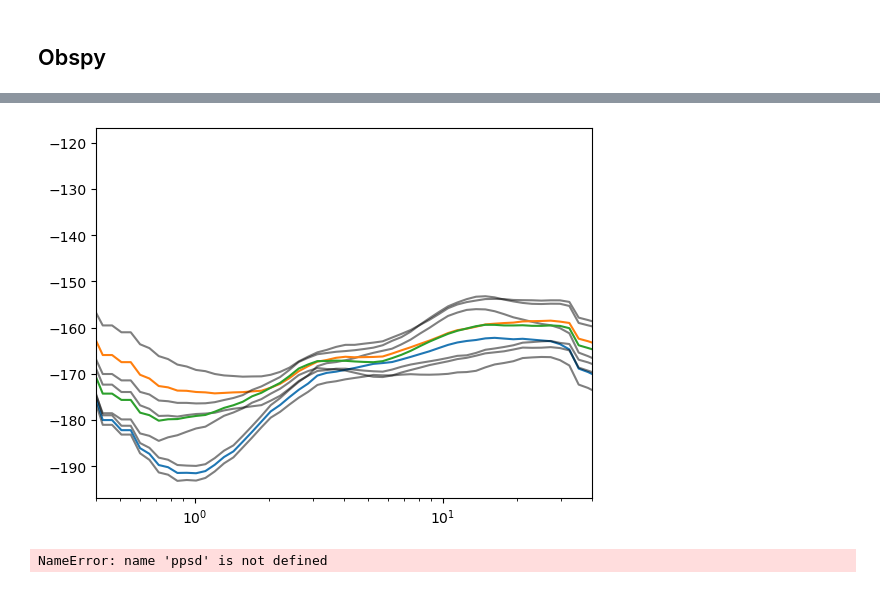
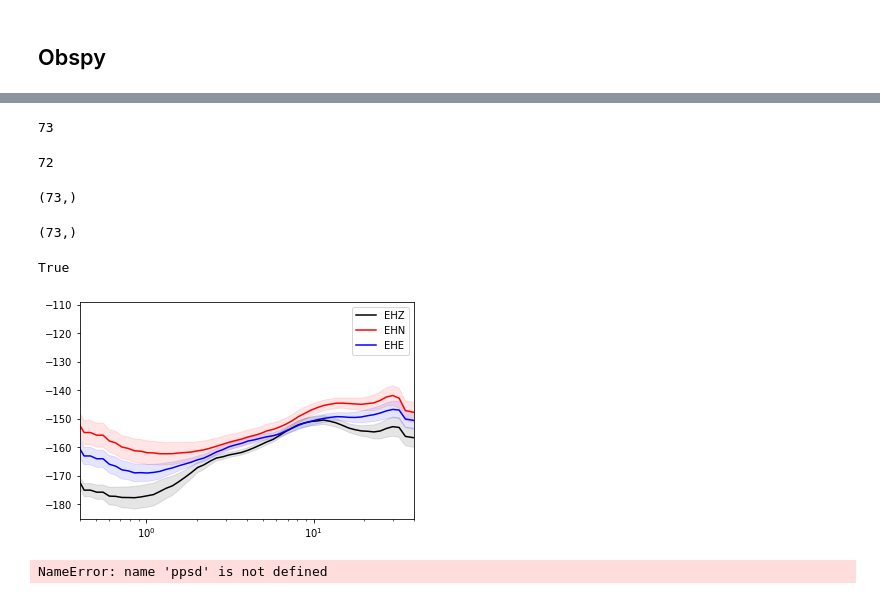
Before and after one commit to RJbalikian/SPRIT-HVSR, a Jupyter notebook: workingNotebook.ipynb, the cells around one changed output, grey strips where cells are left out. Saved outputs shown, nothing was run; the diff lists cells and outputs as text; code cells hidden in the pictures.

```diff
--- a/workingNotebook.ipynb
+++ b/workingNotebook.ipynb
@@ -6,21 +6,15 @@ import math
 
 import obspy
 from obspy.signal import PPSD
+
+#%matplotlib #Run this line if you want interactive plots
 import matplotlib.pyplot as plt
 import numpy as np
 
-import hvsr.hvsrtools.hvsrCalcs as hvsrCalcs
-import hvsr.hvsrtools.fileLib as fileLib
-import hvsr.hvsrtools.msgLib as msgLib
-import hvsr.hvsrtools.ioput as ioput
-import hvsr.hvsrtools.setParams as setParams
-import hvsr.hvsrtools.powspecdens as powspecdens
-import hvsr.hvsrtools.readhvsr as readhvsr
-import hvsr.hvsrtools.utilities as utilities
 import hvsr.hvsr as hvsr
 
-dPath = r"C:\Users\riley\OneDrive - University of Illinois - Urbana\Data_OneDrive\Seismic\HVSR\Data\RAC84\\"[:-1]
-mPath = r'C:\Users\riley\LocalData\Github\hvsrpy\resources\raspshake_metadata.inv'
+dPath = r"C:\Users\balikian\OneDrive - University of Illinois - Urbana\Data_OneDrive\Seismic\HVSR\Data\RAC84\\"[:-1]
+mPath = r'C:\Users\balikian\LocalData\CodesScripts\Github\HoVerSpectRa\resources\raspshake_metadata.inv'
 
 dirPath = pathlib.Path(dPath)
 metaPath = pathlib.Path(mPath)
@@ -29,9 +23,9 @@ params = hvsr.input_param(network='AM',
                             station='RAC84',
                             loc='00',
                             channels=['EHZ', 'EHN', 'EHE'],
-                            date='2023-02-06',
+                            date='2023-02-13',
                             starttime = '14:40:00.00',
-                            endtime = '15:10:00.00',
+                            endtime = '15:00:00.00',
                             tzone = -6,#or 'local', #or 'UTC'
                             dst=False,
                             lon = -88.2290526,
@@ -64,2 +58,2 @@ Day of Year: 37
 # %%
-stream = hvsr.trimdata(inStream, start=params['starttime'], end=params['endtime'], exportdir=r'C:\Users\riley\LocalData\Temp', sitename='TEST01')
+stream = hvsr.trimdata(inStream, start=params['starttime'], end=params['endtime'], export='mseed', exportdir=r'C:\Users\balikian\LocalData\Temp', sitename='TEST01')
@@ -80,0 +127,27 @@ plt.xlim([0.4, 40])
+# %%
+sigmaC = np.sum(npRaw**2, axis=1)
+n = npRaw.shape[1]
+Xc = np.mean(npRaw)**2
+nc = npRaw.size
+for i, n_ in sigmaC:
+    sigmaC[i]
+# %% [output]
+73
+# %%
+len(hvsr_calc['hvsr_curve'])
+# %% [output]
+72
+# %%
+ppsds['EHZ'].psd_values[0].shape
+# %% [output]
+(73,)
+# %%
+ppsds['EHZ'].period_bin_centers.shape
+# %% [output]
+(73,)
+# %%
+kind='HVSR+-S'
+if "HVSR" in kind:
+    print(True)
+# %% [output]
+True
@@ -81,37 +156,45 @@ plt.xlim([0.4, 40])
 # %%
 hvsr.__check_xvalues(ppsds)
 
 for k in ppsds:
 
     x_freqs = np.divide(np.ones_like(ppsds[k].period_bin_centers), ppsds[k].period_bin_centers)
     x_periods = np.array(ppsds[k].period_bin_centers)
 
     y = np.mean(np.array(ppsds[k].psd_values), axis=0)
 
 x_freqs = {}
 x_periods = {}
 
 y = {}
 stDev = {}
 stDevVals = {}
 for k in ppsds:
 
     x_freqs[k] = np.divide(np.ones_like(ppsds[k].period_bin_centers), ppsds[k].period_bin_centers)
     x_periods[k] = np.array(ppsds[k].period_bin_centers)
 
     y[k] = np.mean(np.array(ppsds[k].psd_values), axis=0)
 
     stDev[k] = np.std(np.array(ppsds[k].psd_values), axis=0)
     stDevVals[k] = np.array(y[k] - stDev[k])
     stDevVals[k]=np.stack([stDevVals[k], (y[k] + stDev[k])])
+    if k == 'EHZ':
+        pltColor = 'k'
+    elif k =='EHE':
+        pltColor = 'b'
+    elif k == 'EHN':
+        pltColor = 'r'
 
-    plt.plot(x_freqs[k], y[k])
-    plt.plot(x_freqs[k], stDevVals[k][0], color='k', alpha=0.5)
-    plt.plot(x_freqs[k], stDevVals[k][1], color='k', alpha=0.5)
+    plt.plot(x_freqs[k], y[k], c=pltColor, label=k)
+    plt.fill_between(x_freqs[k], stDevVals[k][0], stDevVals[k][1], color=pltColor, alpha=0.1)
+    #plt.plot(x_freqs[k], stDevVals[k][0], color='k', alpha=0.5)
+    #plt.plot(x_freqs[k], stDevVals[k][1], color='k', alpha=0.5)
+    plt.legend()
     plt.semilogx()
     plt.xlim([0.4,40])
 # %% [output]
-[figure, old version]
+[figure, new version]
 # %%
 y = np.mean(np.array(ppsd.psd_values), axis=0)
 x = np.array(ppsd.period_bin_centers)
```
Also changed, not shown: parts of 8 cells of this notebook, 2 other files.
